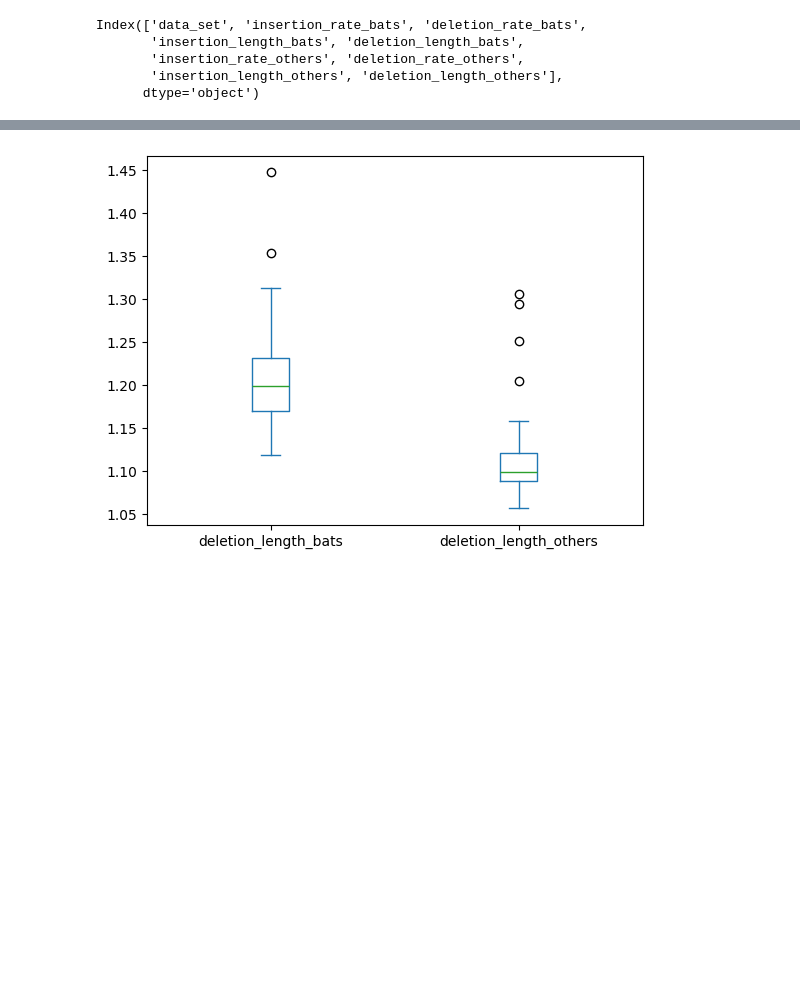
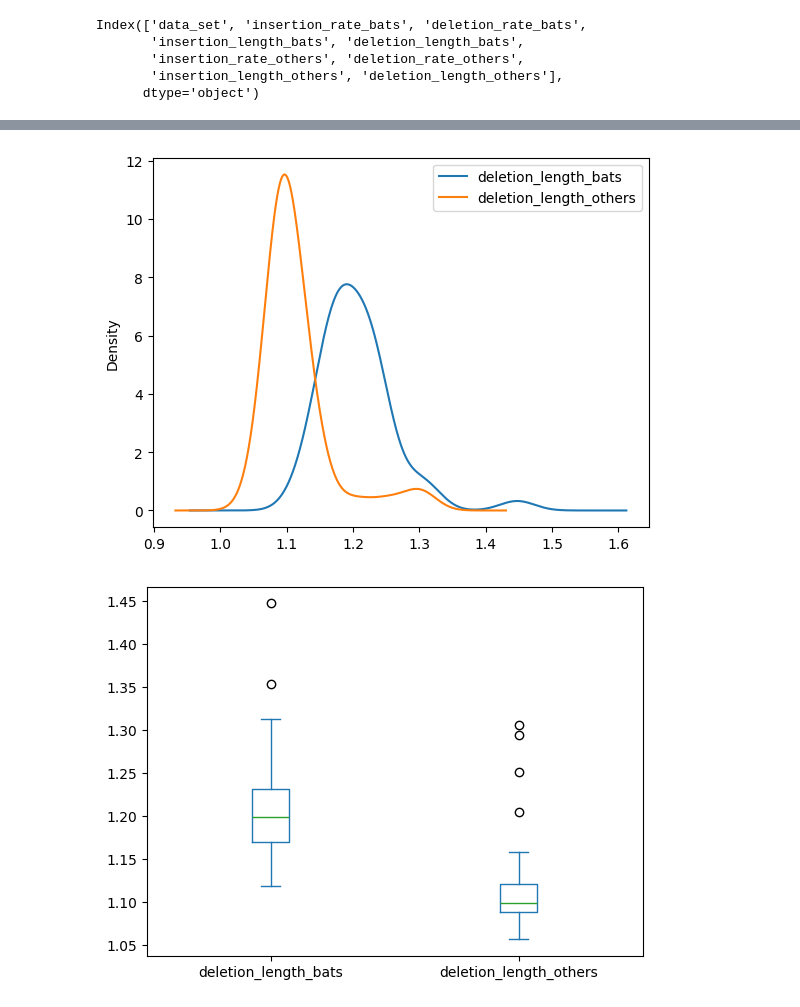
Before and after one commit to elyawy/bat_analysis, a Jupyter notebook: results_analysis.ipynb, the cells around one changed output, grey strips where cells are left out. Cells and saved outputs as stored; diff of their text form; code cells hidden in the pictures; blank space fills up the shorter version.

```diff
--- a/results_analysis.ipynb
+++ b/results_analysis.ipynb
@@ -190,3 +195,7 @@ WilcoxonResult(statistic=36.0, pvalue=3.537081738613779e-11)
+# %%
+ax = comparison_df[["deletion_length_bats", "deletion_length_others"]].plot.kde()
+# %% [output]
+[figure, added]
 # %%
 ax = comparison_df[["deletion_length_bats", "deletion_length_others"]].plot.box()
 # %% [output]
```
Also changed, not shown: parts of 7 cells of this notebook.
